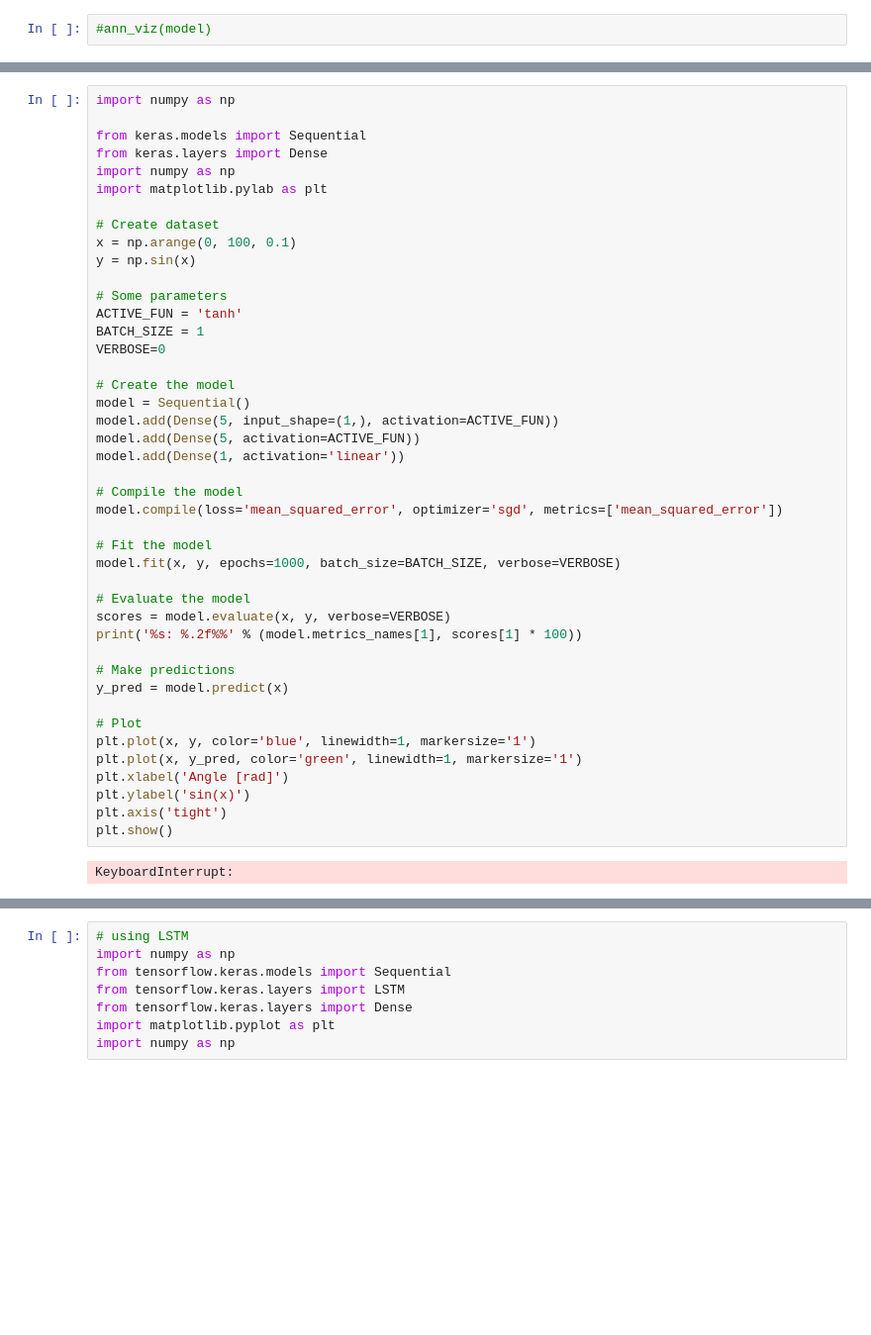
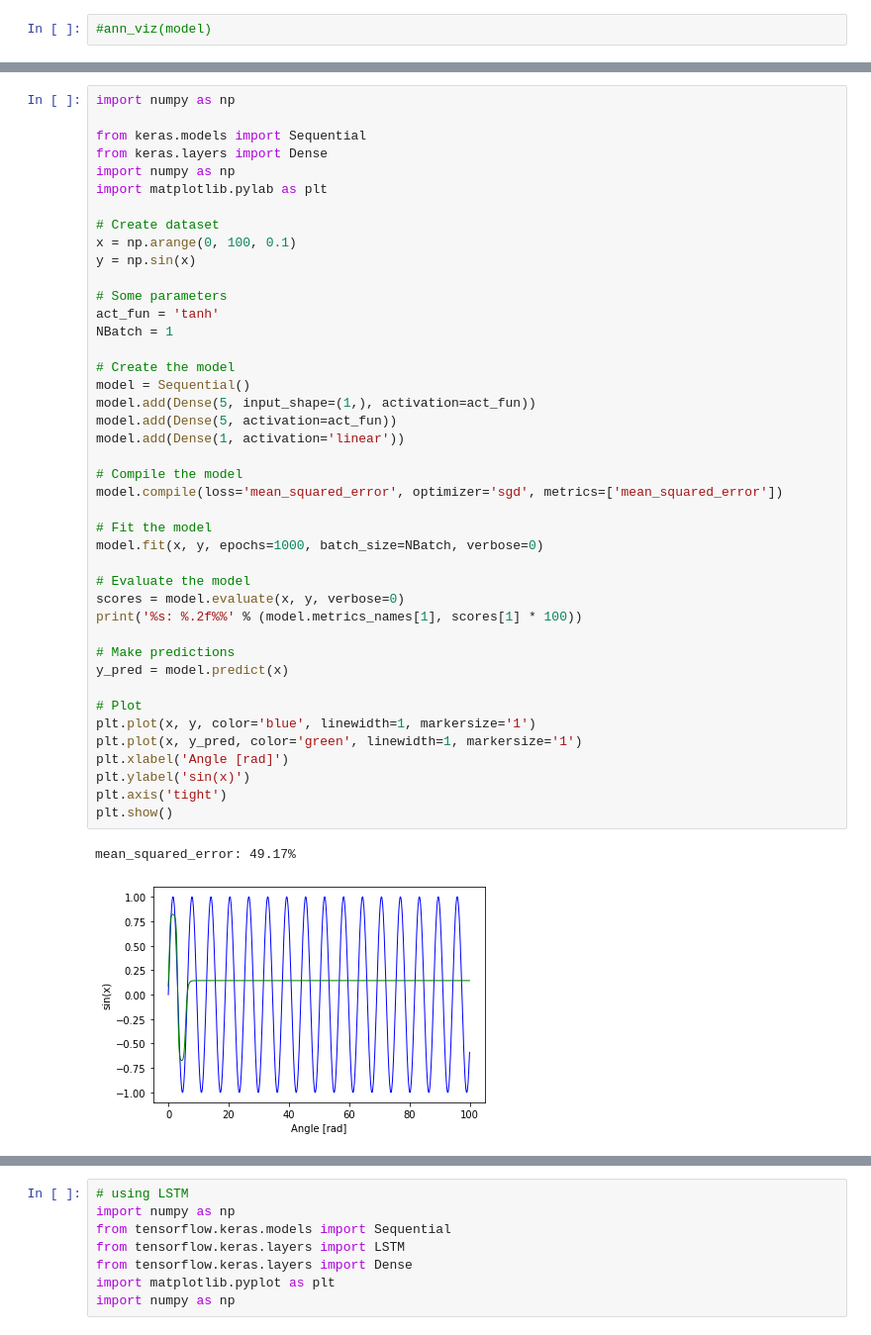
Before and after one commit to Lapsilago/Machine-Learning---Option-Pricing-Calibration-Hedging--, a Jupyter notebook: LearnSine_JK.ipynb, the cells around one changed output, grey strips where cells are left out. Shown at 99% size. Cells and saved outputs as stored; diff of their text form; blank space fills up the shorter version.

```diff
--- a/LearnSine_JK.ipynb
+++ b/LearnSine_JK.ipynb
@@ -313,41 +312,41 @@ import matplotlib.pylab as plt
 
 # Create dataset
 x = np.arange(0, 100, 0.1)
 y = np.sin(x)
 
 # Some parameters
-ACTIVE_FUN = 'tanh'
-BATCH_SIZE = 1
-VERBOSE=0
+act_fun = 'tanh'
+NBatch = 1
 
 # Create the model
 model = Sequential()
-model.add(Dense(5, input_shape=(1,), activation=ACTIVE_FUN))
-model.add(Dense(5, activation=ACTIVE_FUN))
+model.add(Dense(5, input_shape=(1,), activation=act_fun))
+model.add(Dense(5, activation=act_fun))
 model.add(Dense(1, activation='linear'))
 
 # Compile the model
 model.compile(loss='mean_squared_error', optimizer='sgd', metrics=['mean_squared_error'])
 
 # Fit the model
-model.fit(x, y, epochs=1000, batch_size=BATCH_SIZE, verbose=VERBOSE)
+model.fit(x, y, epochs=1000, batch_size=NBatch, verbose=0)
 
 # Evaluate the model
-scores = model.evaluate(x, y, verbose=VERBOSE)
+scores = model.evaluate(x, y, verbose=0)
 print('%s: %.2f%%' % (model.metrics_names[1], scores[1] * 100))
 
 # Make predictions
 y_pred = model.predict(x)
 
 # Plot
 plt.plot(x, y, color='blue', linewidth=1, markersize='1')
 plt.plot(x, y_pred, color='green', linewidth=1, markersize='1')
 plt.xlabel('Angle [rad]')
 plt.ylabel('sin(x)')
 plt.axis('tight')
 plt.show()
 # %% [output]
-KeyboardInterrupt:
+mean_squared_error: 49.17%
+[figure, added]
 # %%
 # learning the sine curve for a large interval based on the model trained on an inital small interval
 import numpy as np
```
Also changed, not shown: parts of 11 cells of this notebook.
